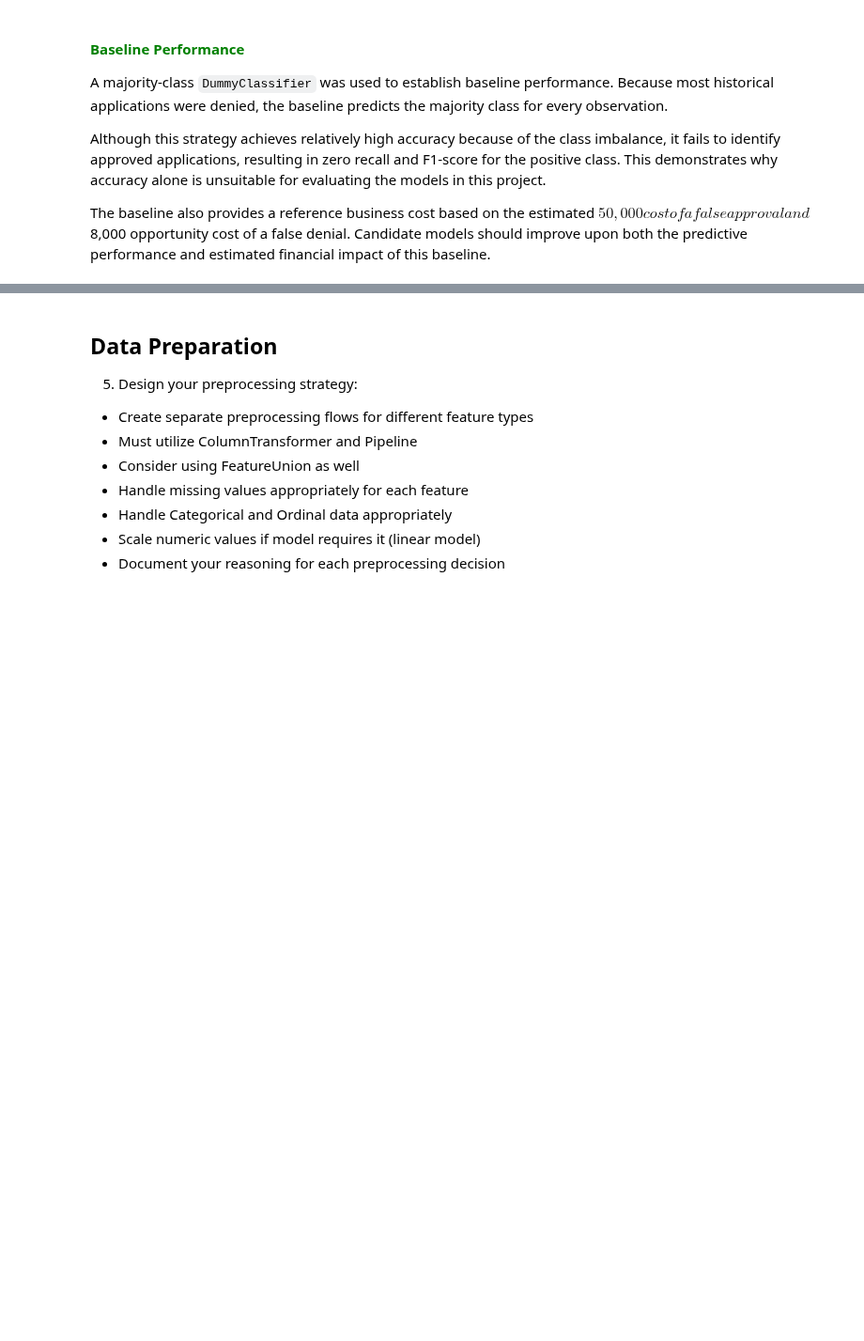
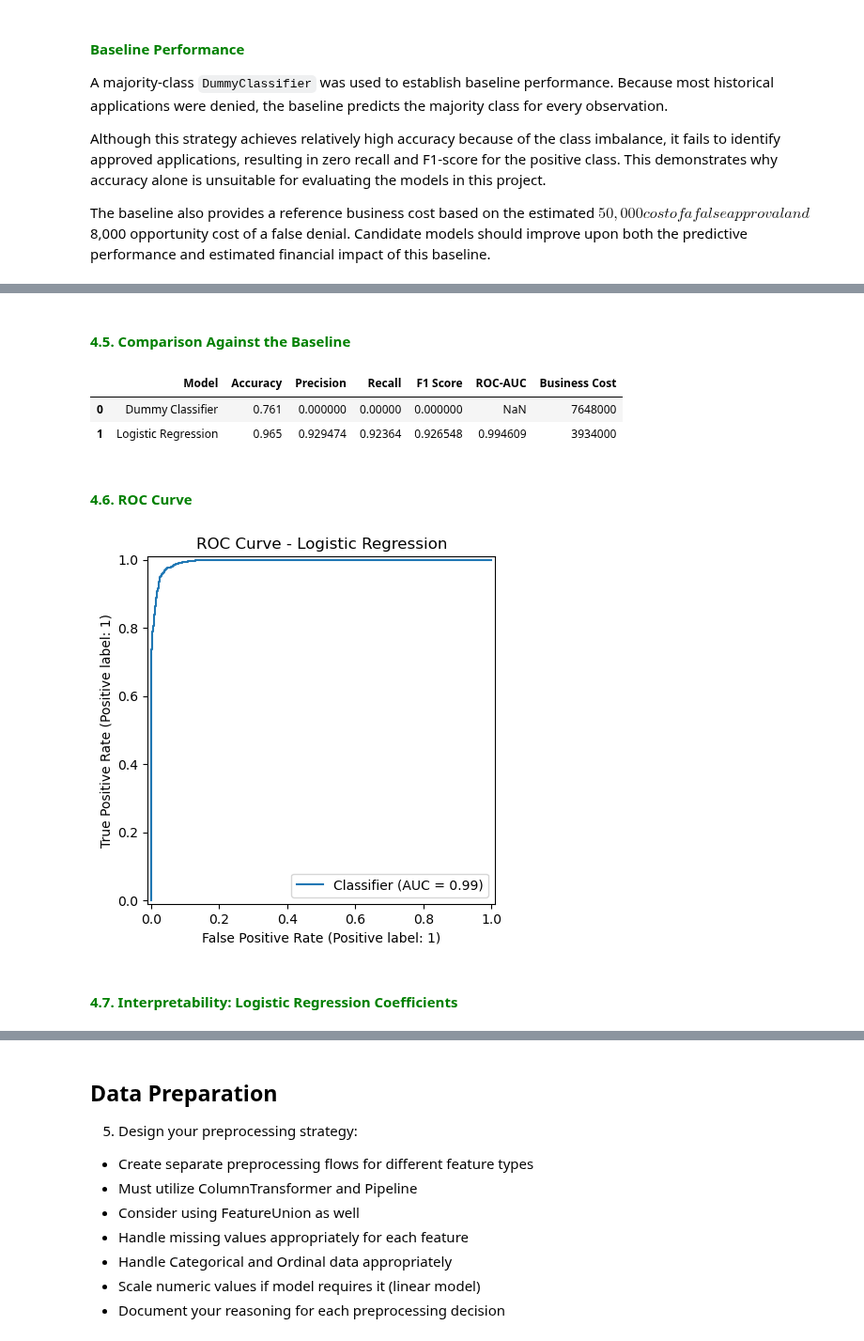
Before and after one commit to ngunjirikevin/financial-loan-risk-model, a Jupyter notebook: financial_loan_risk.ipynb, the cells around one changed output, grey strips where cells are left out. Shown at 94% size. Drawn from its saved outputs; the diff is of its cells as text; code cells hidden in the pictures; blank space fills up the shorter version.

Commit message:
feat: add logistic regression model and evaluation

```diff
--- a/financial_loan_risk.ipynb
+++ b/financial_loan_risk.ipynb
@@ -1068,0 +1221,51 @@ The baseline also provides a reference business cost based on the estimated $50,
+# %% [markdown]
+<h4 style= "color: #008000; text-align: left; font-weight: bold;">
+4.5. Comparison Against the Baseline
+</h4>
+# %%
+model_comparison = pd.DataFrame({
+    "Model": [
+        "Dummy Classifier",
+        "Logistic Regression"
+    ],
+
+    "Accuracy": [
+        baseline_accuracy,
+        logistic_accuracy
+    ],
+
+    "Precision": [
+        baseline_precision,
+        logistic_precision
+    ],
+
+    "Recall": [
+        baseline_recall,
+        logistic_recall
+    ],
+
+    "F1 Score": [
+        baseline_f1,
+        logistic_f1
+    ],
+
+    "ROC-AUC": [
+        np.nan,
+        logistic_roc_auc
+    ],
+
+    "Business Cost": [
+        baseline_cost,
+        logistic_cost
+    ]
+})
+
+model_comparison
+# %% [output]
+|  | Model | Accuracy | Precision | Recall | F1 Score | ROC-AUC | Business Cost |
+| 0 | Dummy Classifier | 0.761 | 0.000000 | 0.00000 | 0.000000 | NaN | 7648000 |
+| 1 | Logistic Regression | 0.965 | 0.929474 | 0.92364 | 0.926548 | 0.994609 | 3934000 |
+# %% [markdown]
+<h4 style= "color: #008000; text-align: left; font-weight: bold;">
+4.6. ROC Curve
+</h4>
@@ -1068,0 +1274,14 @@ The baseline also provides a reference business cost based on the estimated $50,
+# %%
+RocCurveDisplay.from_predictions(
+    y_test,
+    logistic_probabilities
+)
+
+plt.title("ROC Curve - Logistic Regression")
+plt.show()
+# %% [output]
+[figure, added]
+# %% [markdown]
+<h4 style= "color: #008000; text-align: left; font-weight: bold;">
+4.7. Interpretability: Logistic Regression Coefficients
+</h4>
```
Also changed, not shown: parts of 21 cells of this notebook.
